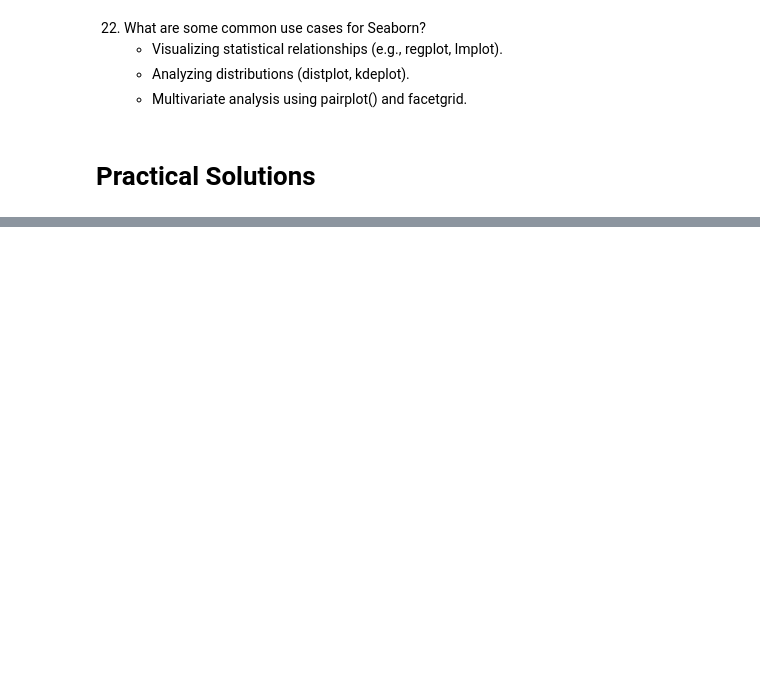
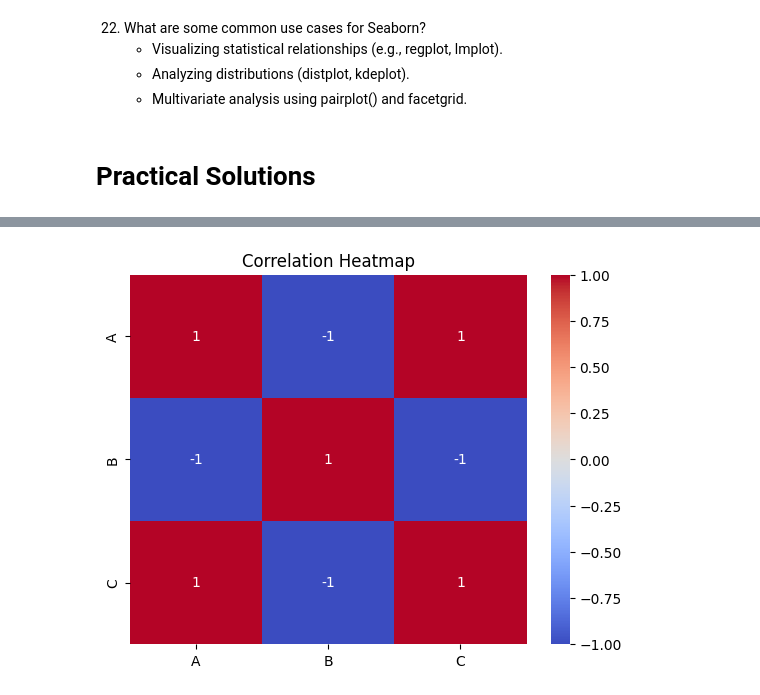
Before and after one commit to AryaThool/pwskillassignment, a Jupyter notebook: Data_Toolkit.ipynb, the cells around one changed output, grey strips where cells are left out. Cells and saved outputs as stored; diff of their text form; code cells hidden in the pictures; blank space fills up the shorter version.

```diff
--- a/Data_Toolkit.ipynb
+++ b/Data_Toolkit.ipynb
@@ -82,0 +117,18 @@
+# %%
+#How do you calculate the correlation matrix using Seaborn and visualize it with a heatmap?
+import seaborn as sns
+import pandas as pd
+import matplotlib.pyplot as plt
+
+df = pd.DataFrame({
+    'A': [1, 2, 3, 4],
+    'B': [4, 3, 2, 1],
+    'C': [1, 3, 5, 7]
+})
+
+correlation_matrix = df.corr()
+sns.heatmap(correlation_matrix, annot=True, cmap='coolwarm')
+plt.title("Correlation Heatmap")
+plt.show()
+# %% [output]
+[figure, added]
```
Also changed, not shown: parts of 13 cells of this notebook.
